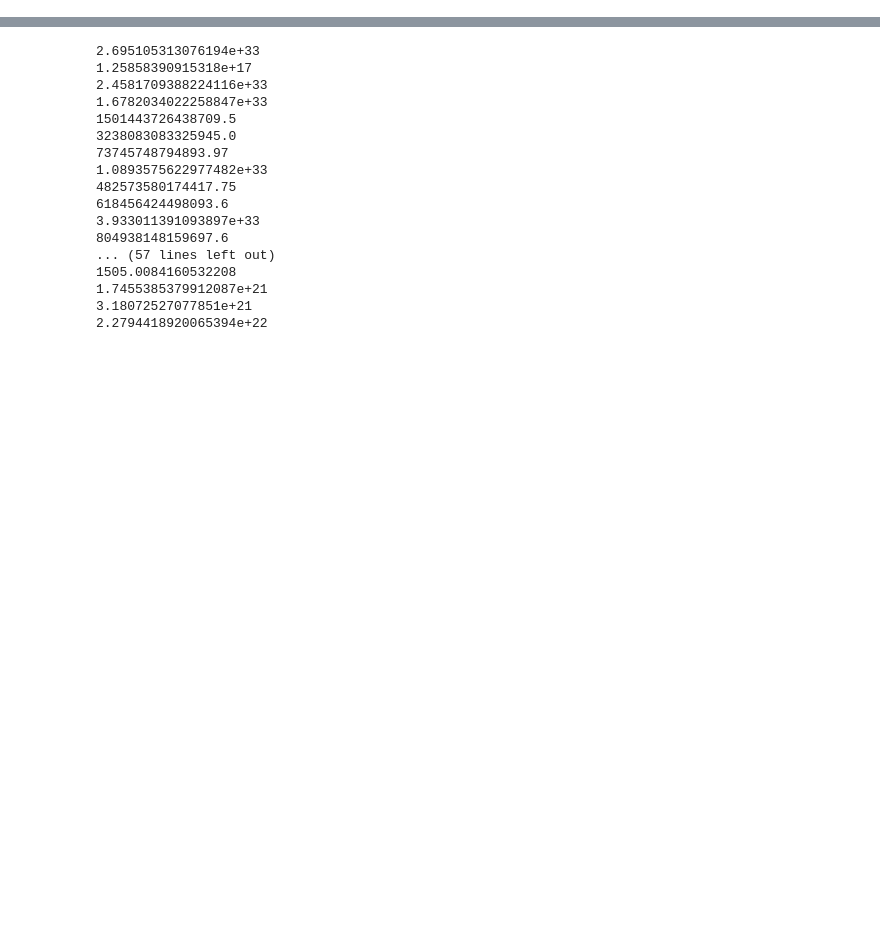
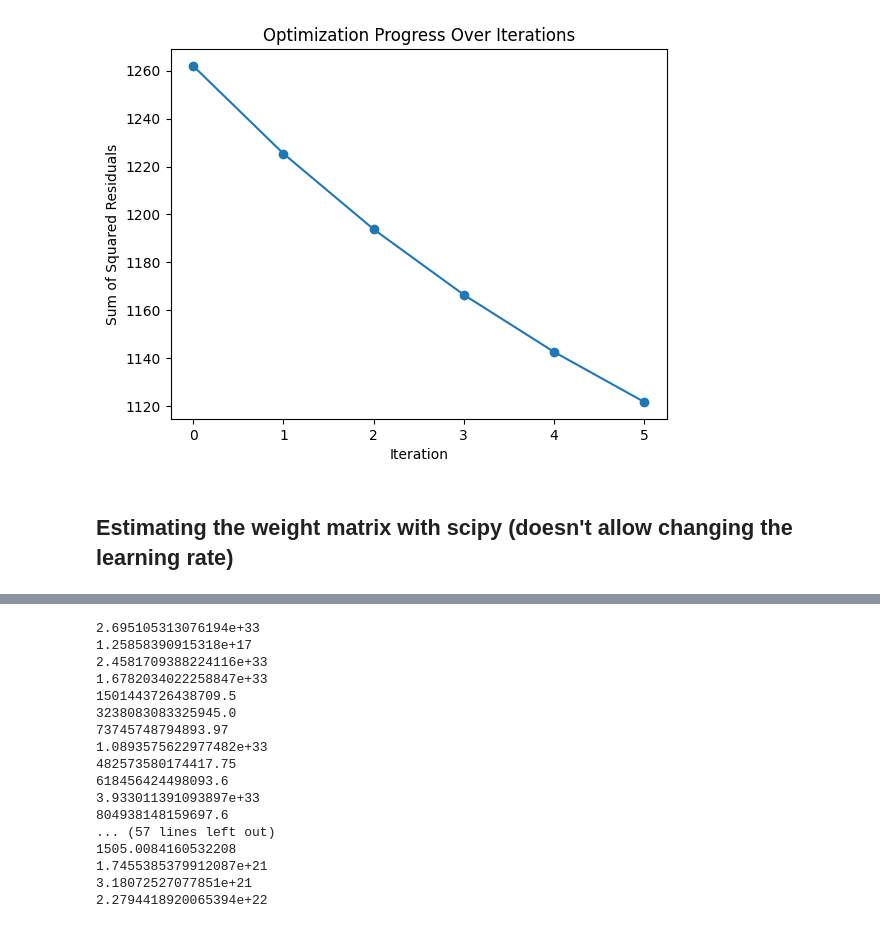
Before and after one commit to KnowledgeEdgeAI/PETs_for_Public_Health_Challenge, a Jupyter notebook: learnConsumptionDistribution.ipynb, the cells around one changed output, grey strips where cells are left out. Drawn from its saved outputs; the diff is of its cells as text; code cells hidden in the pictures; blank space fills up the shorter version.

Commit message:
Estimating optimal consumption distribution pattern using 3 different methods.

```diff
--- a/learnConsumptionDistribution.ipynb
+++ b/learnConsumptionDistribution.ipynb
@@ -2,0 +10,22 @@ import pandas as pd
+# %%
+data = pd.read_csv(r"/content/drive/MyDrive/technical_phase_data.csv")
+# %%
+def categorize_city(code):
+    if code.startswith("5"):
+        return "Medellin"
+    elif code.startswith("11"):
+        return "Bogota"
+    elif code.startswith("70"):
+        return "Brasilia"
+    else:
+        return "Santiago"
+# %%
+# Apply the categorize_city function to create a new 'city' column
+data['city'] = data['merch_postal_code'].astype(str).apply(categorize_city)
+
+# Group by 'city' and 'merch_category', then sum the 'nb_transactions' column
+city_category_transaction_sum = data.groupby(['city', 'merch_category'])['nb_transactions'].sum().unstack(fill_value=0)
+
+print(city_category_transaction_sum)
+city_category_transaction_array = city_category_transaction_sum.values
+print(city_category_transaction_array)
@@ -3,5 +50,5 @@ import pandas as pd
 # %%
-contact_others = pd.read_csv('contact_others.csv')
+contact_others = pd.read_csv('/content/drive/MyDrive/contact_others.csv')
 # %%
 import numpy as np
 # %%
@@ -9,3 +128,14 @@ contact_others = np.array(contact_others)
+# %%
+# Plot the optimization progress
+plt.plot(iteration_residuals, marker='o', linestyle='-')
+plt.xlabel('Iteration')
+plt.ylabel('Sum of Squared Residuals')
+plt.title('Optimization Progress Over Iterations')
+plt.show()
+# %% [output]
+[figure, added]
+# %% [markdown]
+## Estimating the weight matrix with scipy (doesn't allow changing the learning rate)
 # %%
 import numpy as np
 import matplotlib.pyplot as plt
```
Also changed, not shown: parts of 17 cells of this notebook.
